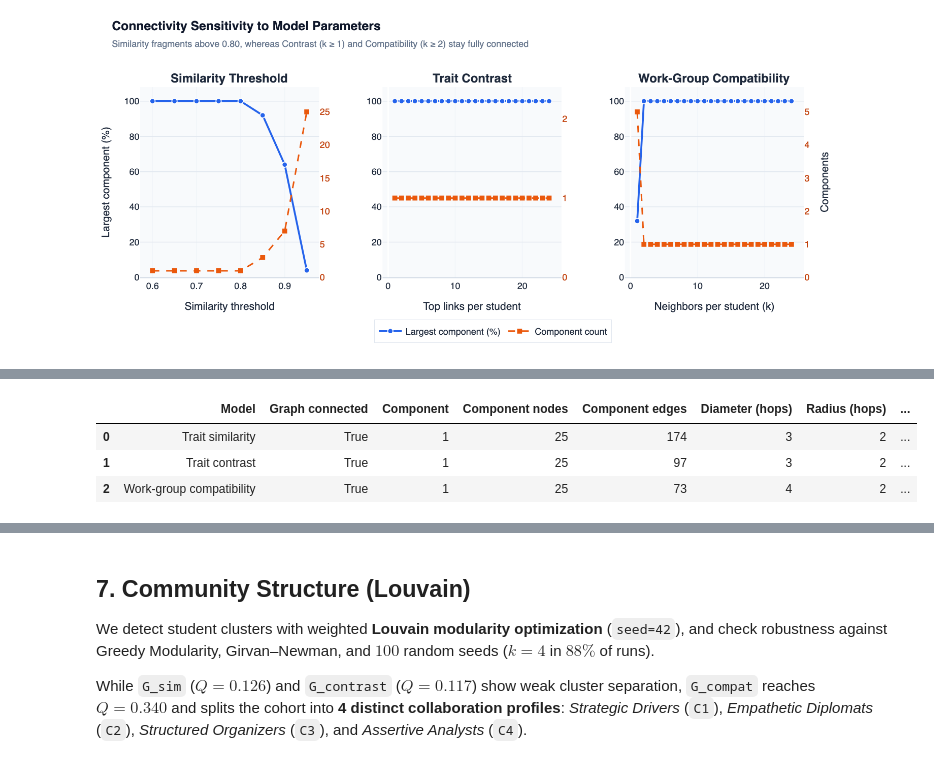
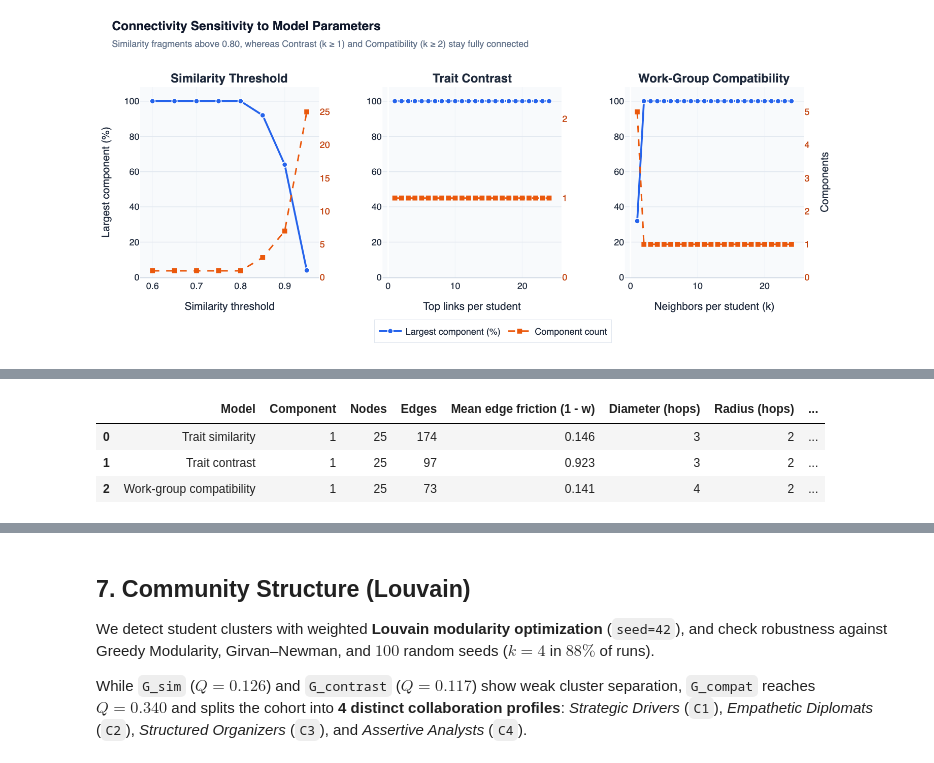
Before and after one commit to Waxguillermo/mbti-graph-analytics, a Jupyter notebook: base_notebook.ipynb, the cells around one changed output, grey strips where cells are left out. Saved outputs shown, nothing was run; the diff lists cells and outputs as text; code cells hidden in the pictures.

```diff
--- a/base_notebook.ipynb
+++ b/base_notebook.ipynb
@@ -1027,4 +1032,11 @@ On `G_compat`, the cohort stays compact with a hop diameter of $4$ and radius of
 # %%
+def format_node_set(nodes, max_items=4):
+    ordered = sorted(nodes)
+    if len(ordered) <= max_items:
+        return ", ".join(ordered)
+    return f"{len(ordered)} nodes ({', '.join(ordered[:3])}, ...)"
+
+
 def distance_metrics_by_component(G, model):
     components = sorted(nx.connected_components(G), key=len, reverse=True)
     rows = []
@@ -1033,6 +1045,7 @@ def distance_metrics_by_component(G, model):
         component = G.subgraph(nodes).copy()
         weighted_component = component.copy()
 
+        frictions = []
         for _, _, attrs in weighted_component.edges(data=True):
             if "weight" not in attrs:
                 raise ValueError(f"{model} has an edge without a strength weight")
@@ -1042,51 +1055,78 @@ def distance_metrics_by_component(G, model):
                     f"{model} edge strengths must be finite values in [0, 1]"
                 )
             attrs["distance"] = 1.0 - strength
+            frictions.append(1.0 - strength)
+
+        mean_friction = float(np.mean(frictions)) if frictions else 1.0
+        for _, _, attrs in weighted_component.edges(data=True):
+            attrs["norm_distance"] = (
+                attrs["distance"] / mean_friction if mean_friction > 0 else 0.0
+            )
 
         weighted_shortest_paths = dict(
             nx.all_pairs_dijkstra_path_length(weighted_component, weight="distance")
         )
         weighted_eccentricities = {
             node: max(distances.values())
             for node, distances in weighted_shortest_paths.items()
         }
+        min_w_ecc = min(weighted_eccentricities.values())
+        max_w_ecc = max(weighted_eccentricities.values())
+        w_center = [
+            u
+            for u, val in weighted_eccentricities.items()
+            if abs(val - min_w_ecc) <= 1e-9
+        ]
+        w_periphery = [
+            u
+            for u, val in weighted_eccentricities.items()
+            if abs(val - max_w_ecc) <= 1e-9
+        ]
+
+        norm_eccentricities = {
+            node: val / mean_friction if mean_friction > 0 else 0.0
+            for node, val in weighted_eccentricities.items()
+        }
 
         rows.append(
             {
                 "Model": model,
-                "Graph connected": len(components) == 1,
                 "Component": component_number,
-                "Component nodes": component.number_of_nodes(),
-                "Component edges": component.number_of_edges(),
+                "Nodes": component.number_of_nodes(),
+                "Edges": component.number_of_edges(),
+                "Mean edge friction (1 - w)": round(mean_friction, 3),
                 "Diameter (hops)": nx.diameter(component),
                 "Radius (hops)": nx.radius(component),
-                "Weighted diameter (sum of 1 - w)": round(
-                    max(weighted_eccentricities.values()), 3
-                ),
-                "Weighted radius (sum of 1 - w)": round(
-                    min(weighted_eccentricities.values()), 3
-                ),
+                "Center (hops)": format_node_set(nx.center(component)),
+                "Periphery (hops)": format_node_set(nx.periphery(component)),
+                "Weighted diameter (sum of 1 - w)": round(max_w_ecc, 3),
+                "Weighted radius (sum of 1 - w)": round(min_w_ecc, 3),
+                "Weighted center (1 - w)": format_node_set(w_center),
+                "Weighted periphery (1 - w)": format_node_set(w_periphery),
+                "Mean-scaled diameter": round(max(norm_eccentricities.values()), 2),
+                "Mean-scaled radius": round(min(norm_eccentricities.values()), 2),
             }
         )
 
     return rows
 
 
 distance_results = pd.DataFrame(
     [
         row
         for model, graph in [
             ("Trait similarity", G_sim),
             ("Trait contrast", G_contrast),
             ("Work-group compatibility", G_compat),
         ]
         for row in distance_metrics_by_component(graph, model)
     ]
 )
-display(distance_results)
+with pd.option_context("display.max_columns", None, "display.max_colwidth", 80):
+    display(distance_results)
 # %% [output]
-|  | Model | Graph connected | Component | Component nodes | Component edges | Diameter (hops) | Radius (hops) | ... |
-| 0 | Trait similarity | True | 1 | 25 | 174 | 3 | 2 | ... |
-| 1 | Trait contrast | True | 1 | 25 | 97 | 3 | 2 | ... |
-| 2 | Work-group compatibility | True | 1 | 25 | 73 | 4 | 2 | ... |
+|  | Model | Component | Nodes | Edges | Mean edge friction (1 - w) | Diameter (hops) | Radius (hops) | ... |
+| 0 | Trait similarity | 1 | 25 | 174 | 0.146 | 3 | 2 | ... |
+| 1 | Trait contrast | 1 | 25 | 97 | 0.923 | 3 | 2 | ... |
+| 2 | Work-group compatibility | 1 | 25 | 73 | 0.141 | 4 | 2 | ... |
 # %%
```
Also changed, not shown: parts of 5 cells of this notebook.
